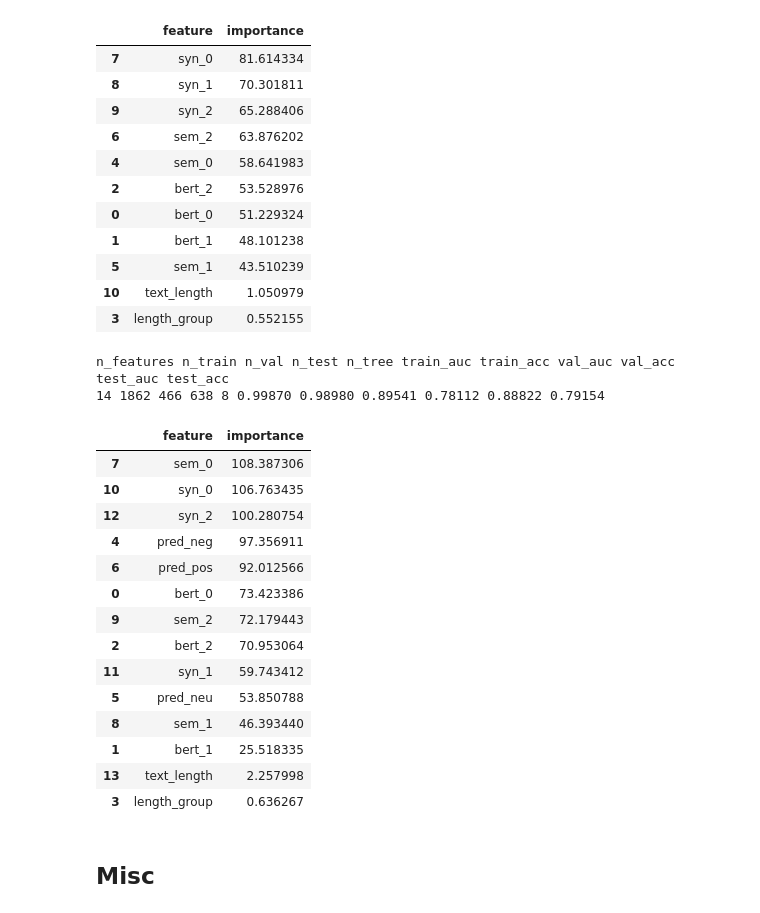
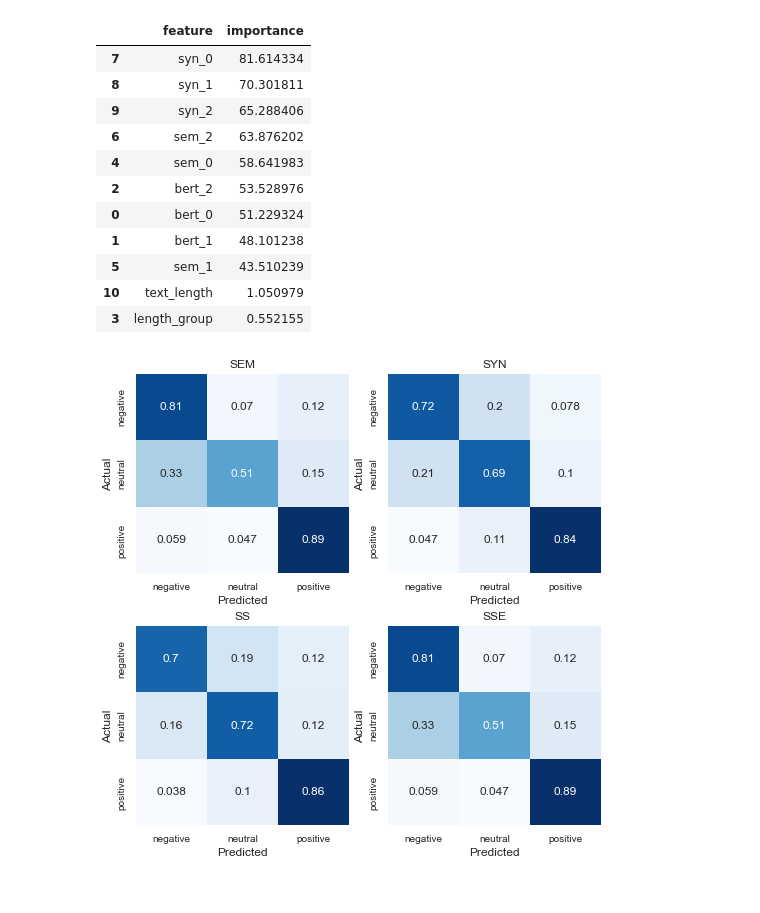
Before and after one commit to hoangntc/BERT_ABSA, a Jupyter notebook: experiment/4_ensemble.ipynb, the cells around one changed output. Drawn from its saved outputs; the diff is of its cells as text; code cells hidden in the pictures.

```diff
--- a/experiment/4_ensemble.ipynb
+++ b/experiment/4_ensemble.ipynb
@@ -557,38 +521,3 @@ n_features n_train n_val n_test n_tree train_auc train_acc val_auc val_acc test_
 | 5 | sem_1 | 43.510239 |
 | 10 | text_length | 1.050979 |
 | 3 | length_group | 0.552155 |
-# %%
-tvt_idx = get_tvt_idx(df)
-cname_feats = sorted([c for c in df.columns if c not in excl_cols and c not in ])
-option_init = {
-    'n_estimators': 1000,
-    'learning_rate': 0.001,
-    'max_depth': 8,
-    'subsample': 0.9,
-    'colsample_bytree': 0.7,
-    'colsample_bylevel': 0.3,
-#     'random_state': 0,
-}
-fmodel_clf = train_xgb(
-    dfXY=df, tvt_idx=tvt_idx, cname_feats=cname_feats, cname_target='label_id', option_init=option_init)
-display(get_feature_importance_from_model(fmodel_clf))
-# %% [output]
-n_features n_train n_val n_test n_tree train_auc train_acc val_auc val_acc test_auc test_acc
-14 1862 466 638 8 0.99870 0.98980 0.89541 0.78112 0.88822 0.79154
-|  | feature | importance |
-| 7 | sem_0 | 108.387306 |
-| 10 | syn_0 | 106.763435 |
-| 12 | syn_2 | 100.280754 |
-| 4 | pred_neg | 97.356911 |
-| 6 | pred_pos | 92.012566 |
-| 0 | bert_0 | 73.423386 |
-| 9 | sem_2 | 72.179443 |
-| 2 | bert_2 | 70.953064 |
-| 11 | syn_1 | 59.743412 |
-| 5 | pred_neu | 53.850788 |
-| 8 | sem_1 | 46.393440 |
-| 1 | bert_1 | 25.518335 |
-| 13 | text_length | 2.257998 |
-| 3 | length_group | 0.636267 |
-# %% [markdown]
-## Misc
@@ -753,0 +524,4 @@ n_features n_train n_val n_test n_tree train_auc train_acc val_auc val_acc test_
+# %%
+plot_confusion_matrix(df[df['tvt']=="test"])
+# %% [output]
+[figure, added]
```
Also changed, not shown: parts of 16 cells of this notebook.
